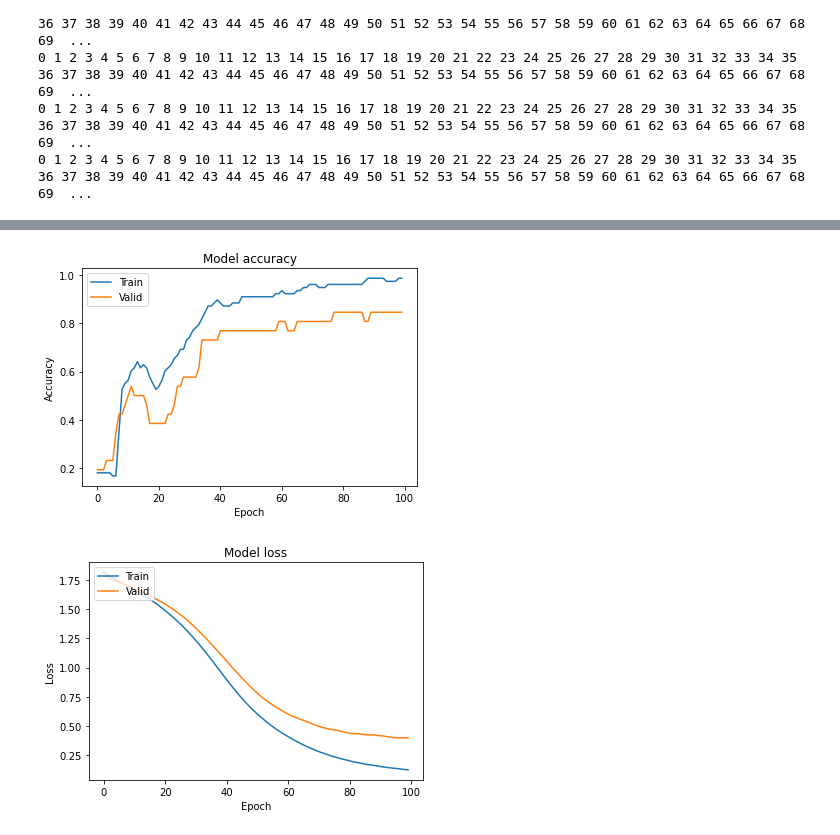
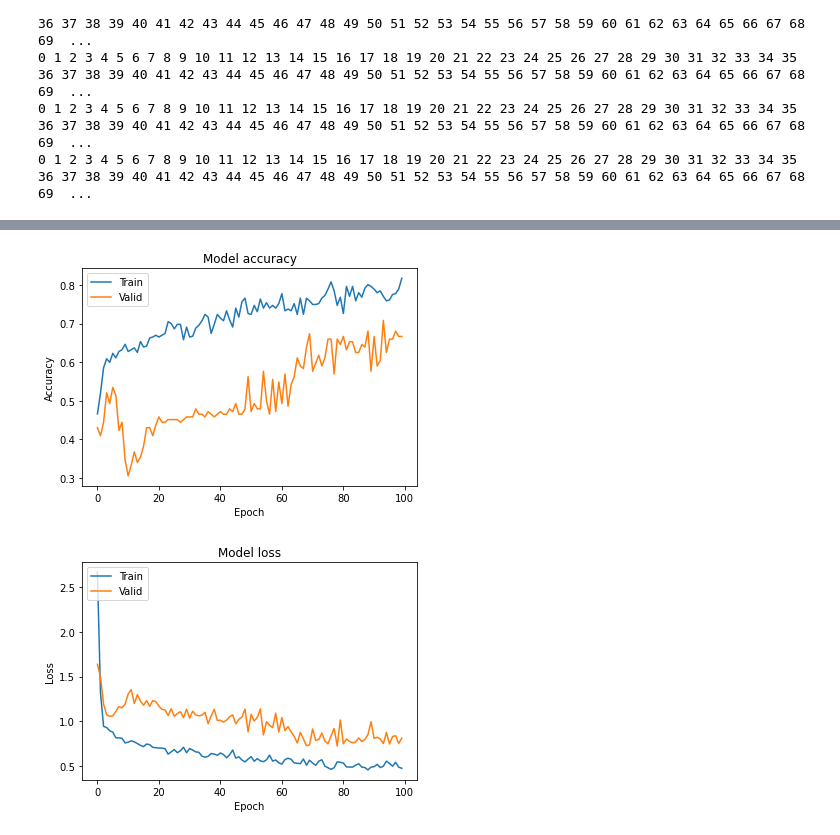
Before and after one commit to Diregie-J/Video-Player-Controlled-by-Action-Recognition, a Jupyter notebook: src/training.ipynb, the cells around one changed output, grey strips where cells are left out. Cells and saved outputs as stored; diff of their text form; code cells hidden in the pictures.

```diff
--- a/src/training.ipynb
+++ b/src/training.ipynb
@@ -362,20 +516,0 @@ Loading completed
-# %%
-# print(featureDict['down'][0])
-import statistics
-
-currentAction='down'
-csvFileIndex=0
-
-for featureIndex in range(len(featureDict[currentAction][0])):
-#     tempSum=0
-    tempFeatureList=[]
-    stdValue=0.0
-    meanValue=0.0
-    for csvFileIndex in range(len(featureDict[currentAction])):
-#         tempSum += featureDict[currentAction][csvFileIndex][featureIndex]
-        tempFeatureList.append(featureDict[currentAction][csvFileIndex][featureIndex])
-
-    meanValue = statistics.mean(tempFeatureList)
-    stdValue = statistics.stdev(tempFeatureList)
-    for csvFileIndex in range(len(featureDict[currentAction])):
-        featureDict[currentAction][csvFileIndex][featureIndex] = (featureDict[currentAction][csvFileIndex][featureIndex]-meanValue)/stdValue
@@ -531,24 +615,35 @@ dict_keys(['down', 'up', 'left', 'right', 'fist'])
 # %%
 # create labels for data samples
+from keras.models import Sequential
+from keras.layers import Dense, Activation
+from keras.optimizers import Adam, RMSprop
+from keras.layers import Conv1D, BatchNormalization
+from keras.utils import np_utils,normalize
+import matplotlib.pyplot as plt
+import numpy as np
+import tensorflow as tf
+tf.compat.v1.logging.set_verbosity(tf.compat.v1.logging.ERROR)
+tf.random.set_seed(1234)
 
-from keras.utils import np_utils,normalize
+
+
 x_val=[]
 y_val=[]
 
 def labelSwitch(arg):
     switcher = {
-        'left': 1,
-        'right': 2,
-        'up': 3,
-        'down': 4,
-        'fist': 5
+        'l': 1,
+        'r': 2,
+        'u': 3,
+        'd': 4,
+        'f': 0
     }
     return switcher[arg]
 
 i=0
 j=''
 dictLength=0
-current = ['down', 'up', 'left', 'right', 'fist']
+current = ['d', 'u', 'l', 'r', 'f']
 for j in range(len(current)):
     for i in range(len(featureDict[current[j]])):
         x_val.append(featureDict[current[j]][i])
@@ -594,25 +689,17 @@ print(y_test_class.shape)
 
 # TODO: Model
 
-import matplotlib.pyplot as plt
-import numpy as np
-import tensorflow as tf
-tf.compat.v1.logging.set_verbosity(tf.compat.v1.logging.ERROR)
-from keras.models import Sequential
-from keras.layers import Dense, Dropout, Activation
-from keras.utils import np_utils
-from keras.datasets import cifar10
-from keras.optimizers import RMSprop
-tf.random.set_seed(1234)
+
 
 model = Sequential()
-
-model.add(Dense(12, activation='relu', input_shape=(x_train.shape)))
-model.add(Dense(50, activation='relu'))
+# model.add(Conv1D(32, kernel_size = 3, activation='relu', kernel_initializer='he_normal', input_shape=x_train.shape[1:]))
+# model.add(Flatten())
+model.add(Dense(4000, activation='relu', kernel_initializer='he_normal', input_shape=x_train.shape[1:]))
+model.add(BatchNormalization())
+model.add(Dense(1000, activation='relu', kernel_initializer='he_normal'))
+model.add(BatchNormalization())
 # model.add(Dropout(0.1))
-model.add(Dense(50, activation='relu'))
-# model.add(Dropout(0.1))
-model.add(Dense(6, activation='softmax'))
+model.add(Dense(5, activation='softmax'))
 
 # opt = RMSprop(lr=0.1, decay=1e-6)
 
@@ -665,2 +752,2 @@ Epoch 100/100
-[figure, old version]
+[figure, new version]
-[figure, old version]
+[figure, new version]
```
Also changed, not shown: parts of 15 cells of this notebook.
